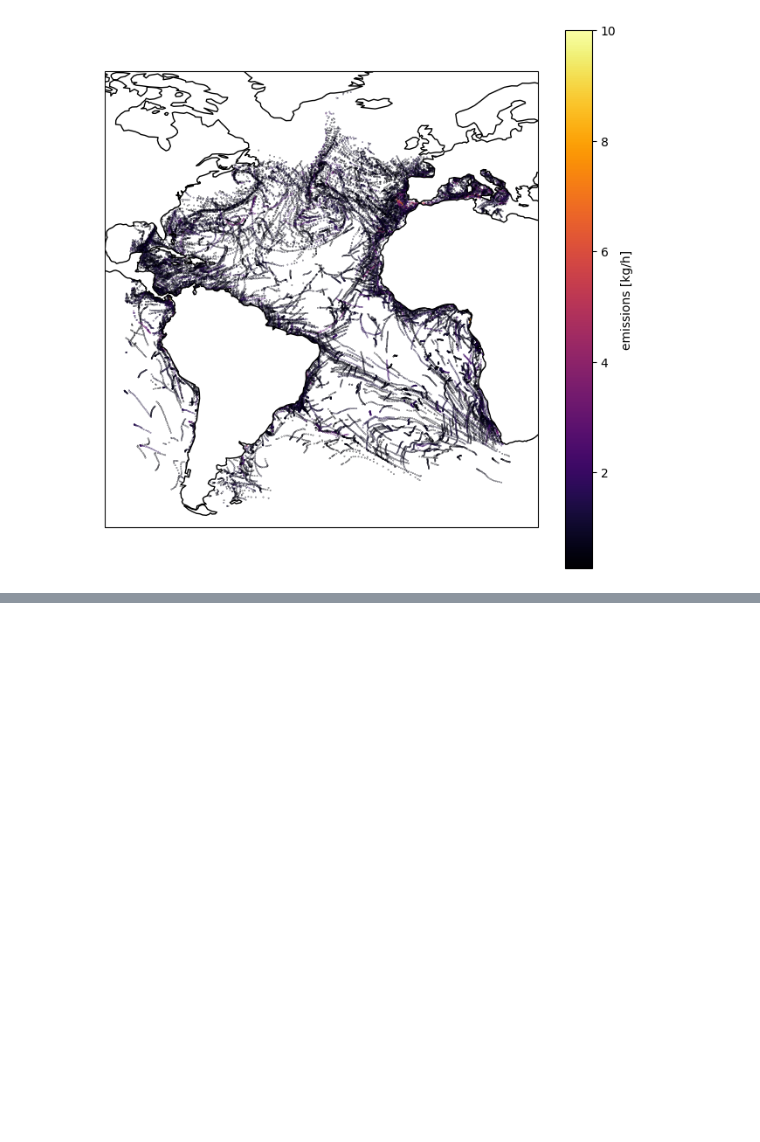
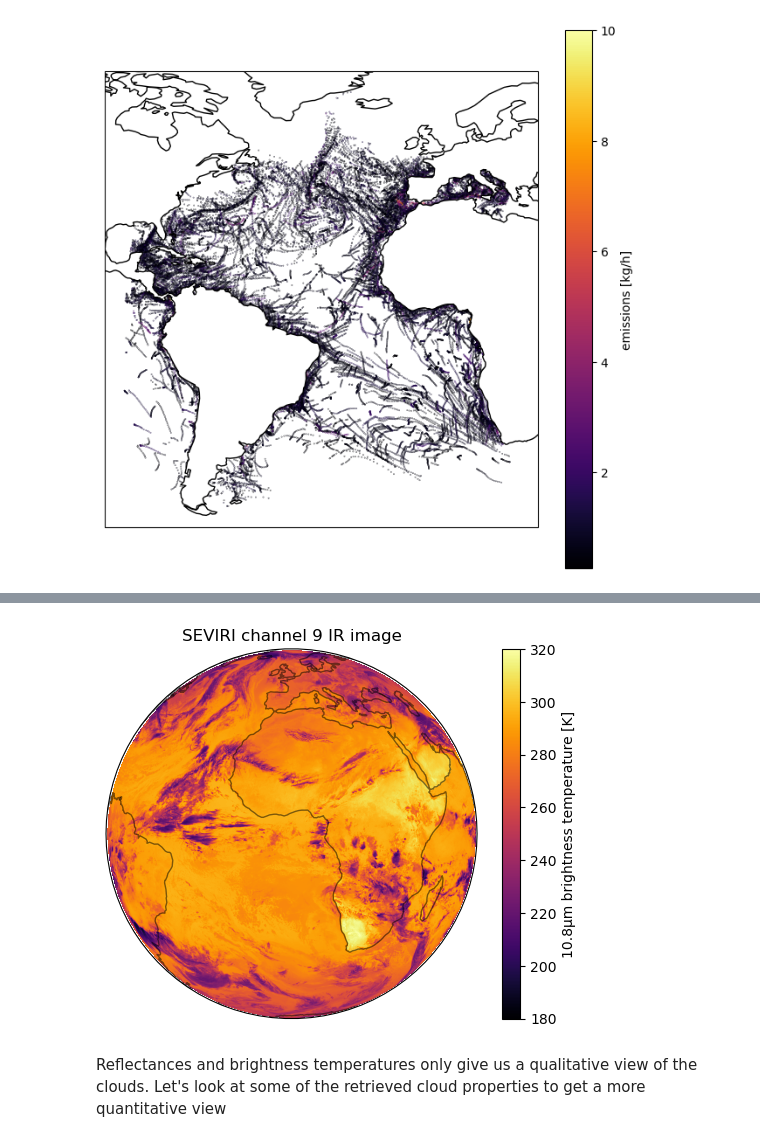
Before and after one commit to ManshaP/examp_nb_shiptracks, a Jupyter notebook: Ship_emissions.ipynb, the cells around one changed output, grey strips where cells are left out. Saved outputs shown, nothing was run; the diff lists cells and outputs as text; code cells hidden in the pictures; blank space fills up the shorter version.

```diff
--- a/Ship_emissions.ipynb
+++ b/Ship_emissions.ipynb
@@ -362,0 +444,12 @@ ax.add_feature(cfeature.NaturalEarthFeature('physical', 'land', '110m', edgecolo
+# %%
+fig = plt.figure()
+ax = plt.axes(projection=geo_p)
+
+img = ax.imshow(secondary_ds.brightness_temperature_in_channel_no_9[::-1,::-1][51:3660, 51:3667], extent=geo_extent, vmin=180, vmax=320, cmap="inferno")
+ax.coastlines(alpha=0.5)
+plt.colorbar(img, label="10.8μm brightness temperature [K]")
+title = plt.title("SEVIRI channel 9 IR image")
+# %% [output]
+[figure, added]
+# %% [markdown]
+Reflectances and brightness temperatures only give us a qualitative view of the clouds. Let's look at some of the retrieved cloud properties to get a more quantitative view
```
Also changed, not shown: parts of 28 cells of this notebook.
